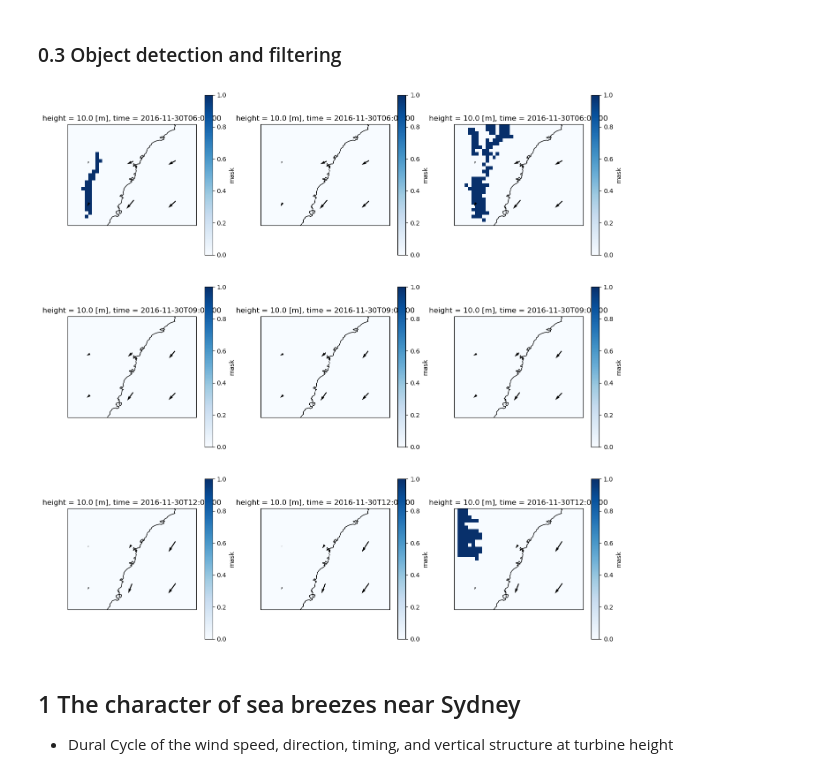
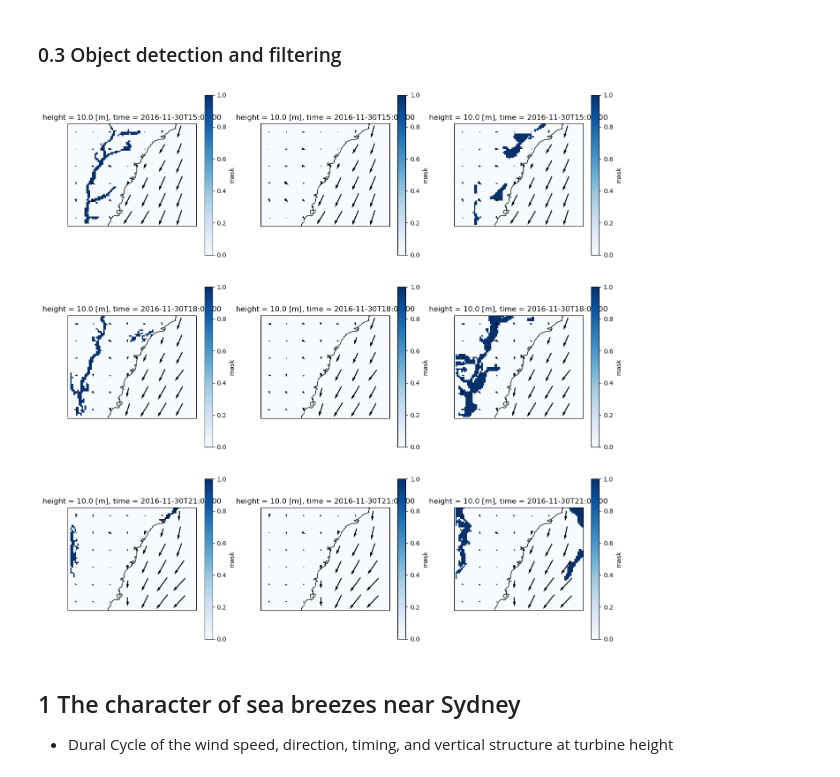
Before and after one commit to 21centuryweather/GC26_sydney_wind, a Jupyter notebook: Seabreeze.ipynb, the cells around one changed output. Cells and saved outputs as stored; diff of their text form; code cells hidden in the pictures.

Commit message:
updating local time change

```diff
--- a/Seabreeze.ipynb
+++ b/Seabreeze.ipynb
@@ -186,6 +174,8 @@ t2 = "2016-12-01 00:00"
 lat_slice = slice(-35.5,-32.269001)
 lon_slice = slice(149.1505,153.1915)
 hgt_slice = slice(0,4500)
+
+dx_res = 0.055
 # %%
 def interp_model_level_to_z(z_da,var_da,mdl_dim,heights):
 
@@ -465,14 +455,14 @@ va = load_variable(
     t1,
     t2,
     'SY_djf',
-    'SY_11p1',
+    'SY_5',
     'CTRL',
     lon_slice,
     lat_slice,
     "1hr",
     chunks=chunks,
     staggered="lat",
-    dx=0.11,
+    dx=dx_res,
     smooth=smooth,
     sigma=sigma,
     hgt_slice=hgt_slice,
@@ -484,14 +474,14 @@ ua = load_variable(
     t1,
     t2,
     'SY_djf',
-    'SY_11p1',
+    'SY_5',
     'CTRL',
     lon_slice,
     lat_slice,
     "1hr",
     chunks=chunks,
     staggered="lon",
-    dx=0.11, # for 11p1
+    dx=dx_res,
     smooth=smooth,
     sigma=sigma,
     hgt_slice=hgt_slice,
@@ -503,7 +493,7 @@ zmla = load_variable(
     t1,
     t2,
     'SY_djf',
-    'SY_11p1',
+    'SY_5',
     'CTRL',
     lon_slice,
     lat_slice,
@@ -522,14 +512,14 @@ vas = load_variable(
     t1,
     t2,
     'SY_djf',
-    'SY_11p1',
+    'SY_5',
     'CTRL',
     lon_slice,
     lat_slice,
     "1hr",
     chunks=chunks,
     staggered="lat",
-    dx=0.11, # for 11p1
+    dx=dx_res,
     smooth=smooth,
     sigma=sigma)
 
@@ -539,14 +529,14 @@ uas = load_variable(
     t1,
     t2,
     'SY_djf',
-    'SY_11p1',
+    'SY_5',
     'CTRL',
     lon_slice,
     lat_slice,
     "1hr",
     chunks=chunks,
     staggered="lon",
-    dx=0.11, # for 11p1
+    dx=dx_res,
     smooth=smooth,
     sigma=sigma)
 
@@ -556,7 +546,7 @@ hus = load_variable(
     t1,
     t2,
     'SY_djf',
-    'SY_11p1',
+    'SY_5',
     'CTRL',
     lon_slice,
     lat_slice,
@@ -576,7 +566,7 @@ tas = load_variable(
     t1,
     t2,
     'SY_djf',
-    'SY_11p1',
+    'SY_5',
     'CTRL',
     lon_slice,
     lat_slice,
@@ -617,6 +625,13 @@ F_fuzzy = field = sea_breeze_funcs.fuzzy_function_combine(
     hourly_change.wind_change,
     hourly_change.q_change,
     hourly_change.t_change, combine_method="mean")
+# %%
+# Time change to local time for djf
+sbi["time"] = sbi.time + np.timedelta64(11, "h")
+
+F["time"] = F.time + np.timedelta64(11, "h")
+
+F_fuzzy["time"] = F_fuzzy.time + np.timedelta64(11, "h")
 # %%
 def plot(ds,field,ax,time,u,v,cmap,vmin=None,vmax=None):
     ds[field].sel(time=time).plot(cmap=cmap,vmin=vmin,vmax=vmax)
@@ -626,7 +641,7 @@ def plot(ds,field,ax,time,u,v,cmap,vmin=None,vmax=None):
 
 plt.figure(figsize=[16,16])
 
-t = "2016-11-30 06:00"
+t = "2016-11-30 15:00"
 ax=plt.subplot(3,3,1,projection=ccrs.PlateCarree())
 plot(F,"F",ax,t,uas,vas,cmap="RdBu")
 ax=plt.subplot(3,3,2,projection=ccrs.PlateCarree())
@@ -635,7 +650,7 @@ ax=plt.subplot(3,3,3,projection=ccrs.PlateCarree())
 plot(xr.Dataset({"fuzzy":F_fuzzy}),"fuzzy",ax,t,uas,vas,cmap="Blues",vmin=0,vmax=1)
 
 
-t = "2016-11-30 09:00"
+t = "2016-11-30 18:00"
 ax=plt.subplot(3,3,4,projection=ccrs.PlateCarree())
 plot(F,"F",ax,t,uas,vas,cmap="RdBu")
 ax=plt.subplot(3,3,5,projection=ccrs.PlateCarree())
@@ -644,7 +659,7 @@ ax=plt.subplot(3,3,6,projection=ccrs.PlateCarree())
 plot(xr.Dataset({"fuzzy":F_fuzzy}),"fuzzy",ax,t,uas,vas,cmap="Blues",vmin=0,vmax=1)
 
 
-t = "2016-11-30 12:00"
+t = "2016-11-30 21:00"
 ax=plt.subplot(3,3,7,projection=ccrs.PlateCarree())
 plot(F,"F",ax,t,uas,vas,cmap="RdBu")
 ax=plt.subplot(3,3,8,projection=ccrs.PlateCarree())
@@ -723,37 +738,37 @@ def plot(ds,field,ax,time,u,v,cmap):
     ds[field].sel(time=time).plot(cmap=cmap,vmin=0,vmax=1)
     xr.Dataset({"u":u,"v":v}).sel(time=t).coarsen({"lat":12,"lon":12},boundary="trim").mean().\
         plot.quiver(x="lon",y="lat",u="u",v="v")
     ax.coastlines()
 
 plt.figure(figsize=[16,16])
 
-t = "2016-11-30 06:00"
+t = "2016-11-30 15:00"
 ax=plt.subplot(3,3,1,projection=ccrs.PlateCarree())
 plot(F_objects,"mask",ax,t,uas,vas,cmap="Blues")
 ax=plt.subplot(3,3,2,projection=ccrs.PlateCarree())
 plot(sbi_objects,"mask",ax,t,uas,vas,cmap="Blues")
 ax=plt.subplot(3,3,3,projection=ccrs.PlateCarree())
 plot(fuzzy_objects,"mask",ax,t,uas,vas,cmap="Blues")
 
 
-t = "2016-11-30 09:00"
+t = "2016-11-30 18:00"
 ax=plt.subplot(3,3,4,projection=ccrs.PlateCarree())
 plot(F_objects,"mask",ax,t,uas,vas,cmap="Blues")
 ax=plt.subplot(3,3,5,projection=ccrs.PlateCarree())
 plot(sbi_objects,"mask",ax,t,uas,vas,cmap="Blues")
 ax=plt.subplot(3,3,6,projection=ccrs.PlateCarree())
 plot(fuzzy_objects,"mask",ax,t,uas,vas,cmap="Blues")
 
 
-t = "2016-11-30 12:00"
+t = "2016-11-30 21:00"
 ax=plt.subplot(3,3,7,projection=ccrs.PlateCarree())
 plot(F_objects,"mask",ax,t,uas,vas,cmap="Blues")
 ax=plt.subplot(3,3,8,projection=ccrs.PlateCarree())
 plot(sbi_objects,"mask",ax,t,uas,vas,cmap="Blues")
 ax=plt.subplot(3,3,9,projection=ccrs.PlateCarree())
 plot(fuzzy_objects,"mask",ax,t,uas,vas,cmap="Blues")
 # %% [output]
-[figure, old version]
+[figure, new version]
 # %% [markdown]
 ## 1 The character of sea breezes near Sydney
 - Dural Cycle of the wind speed, direction, timing, and vertical structure at turbine height
```
Also changed, not shown: parts of 7 cells of this notebook.
